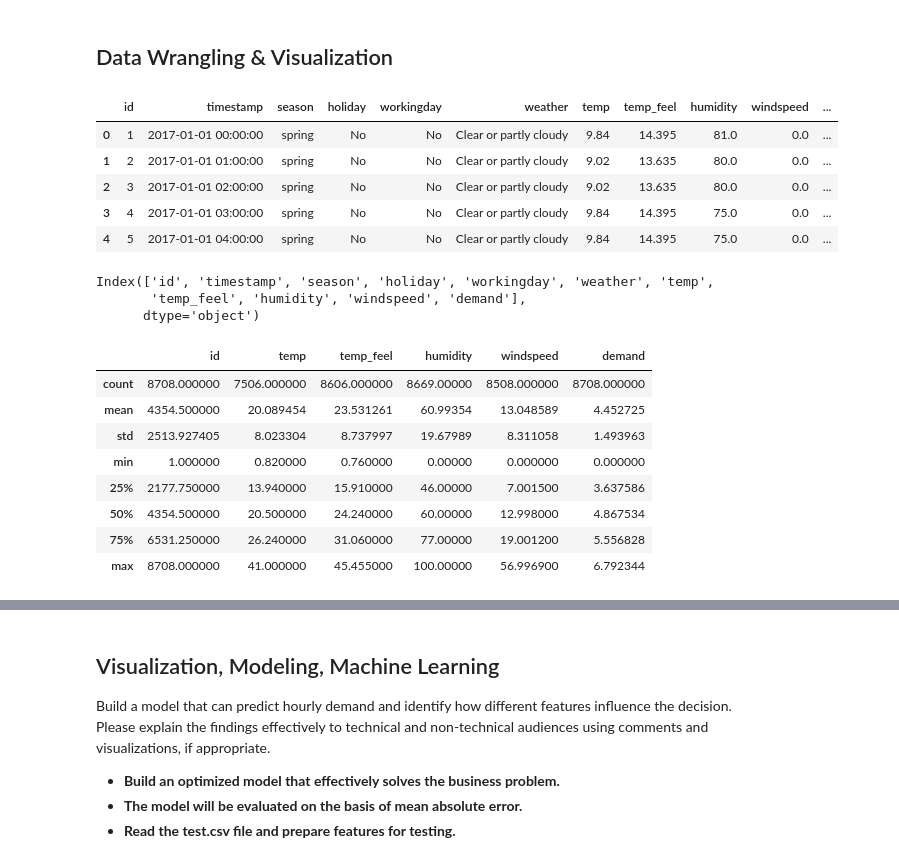
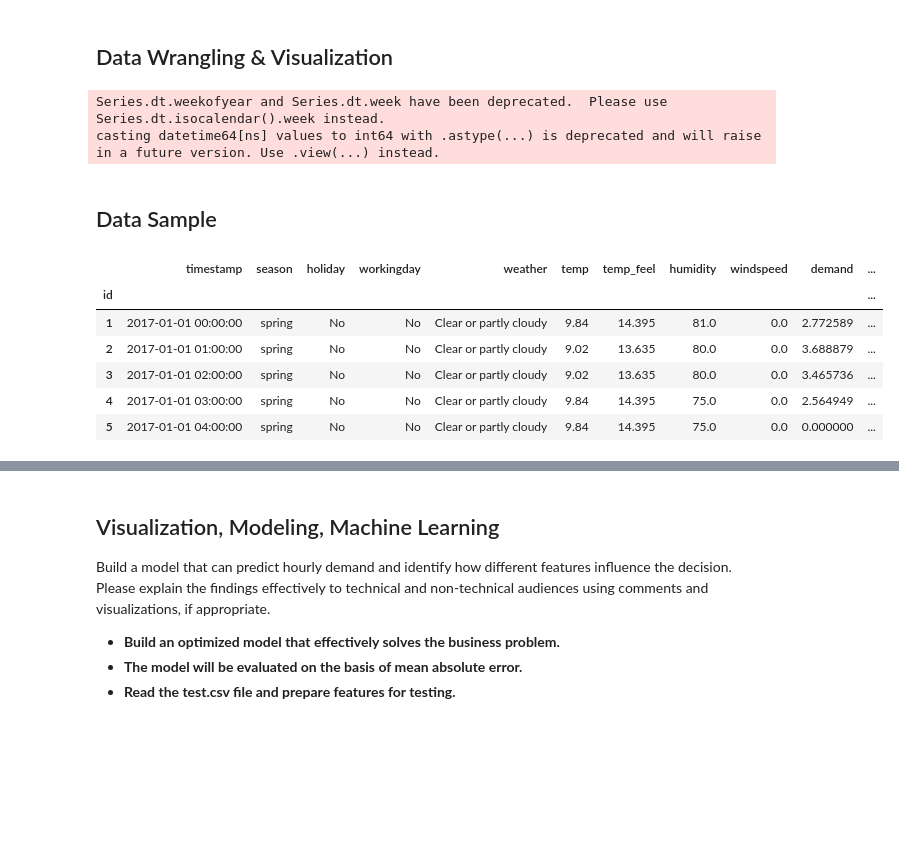
Before and after one commit to amrishan/bike-pred-lgbm, a Jupyter notebook: Questions.ipynb, the cells around one changed output, grey strips where cells are left out. Saved outputs shown, nothing was run; the diff lists cells and outputs as text; code cells hidden in the pictures; blank space fills up the shorter version.

```diff
--- a/Questions.ipynb
+++ b/Questions.ipynb
@@ -31,4 +48,9 @@ Column | Description
 ## Data Wrangling & Visualization
 # %%
 # The dataset is already loaded below
-df = pd.read_csv("train.csv")
+df_train = (pd.read_csv('train.csv', parse_dates=['timestamp'])
+              .pipe(add_datepart, 'timestamp', drop=False, ret=True)
+              .set_index('id'))
+# %% [output]
+Series.dt.weekofyear and Series.dt.week have been deprecated.  Please use Series.dt.isocalendar().week instead.
+casting datetime64[ns] values to int64 with .astype(...) is deprecated and will raise in a future version. Use .view(...) instead.
@@ -35,29 +61,12 @@ df = pd.read_csv("train.csv")
+# %% [markdown]
+## Data Sample
 # %%
-df.head()
+df_train.head()
 # %% [output]
-|  | id | timestamp | season | holiday | workingday | weather | temp | temp_feel | humidity | windspeed | ... |
-| 0 | 1 | 2017-01-01 00:00:00 | spring | No | No | Clear or partly cloudy | 9.84 | 14.395 | 81.0 | 0.0 | ... |
-| 1 | 2 | 2017-01-01 01:00:00 | spring | No | No | Clear or partly cloudy | 9.02 | 13.635 | 80.0 | 0.0 | ... |
-| 2 | 3 | 2017-01-01 02:00:00 | spring | No | No | Clear or partly cloudy | 9.02 | 13.635 | 80.0 | 0.0 | ... |
-| 3 | 4 | 2017-01-01 03:00:00 | spring | No | No | Clear or partly cloudy | 9.84 | 14.395 | 75.0 | 0.0 | ... |
-| 4 | 5 | 2017-01-01 04:00:00 | spring | No | No | Clear or partly cloudy | 9.84 | 14.395 | 75.0 | 0.0 | ... |
+|  | timestamp | season | holiday | workingday | weather | temp | temp_feel | humidity | windspeed | demand | ... |
+| id |  |  |  |  |  |  |  |  |  |  | ... |
+| 1 | 2017-01-01 00:00:00 | spring | No | No | Clear or partly cloudy | 9.84 | 14.395 | 81.0 | 0.0 | 2.772589 | ... |
+| 2 | 2017-01-01 01:00:00 | spring | No | No | Clear or partly cloudy | 9.02 | 13.635 | 80.0 | 0.0 | 3.688879 | ... |
+| 3 | 2017-01-01 02:00:00 | spring | No | No | Clear or partly cloudy | 9.02 | 13.635 | 80.0 | 0.0 | 3.465736 | ... |
+| 4 | 2017-01-01 03:00:00 | spring | No | No | Clear or partly cloudy | 9.84 | 14.395 | 75.0 | 0.0 | 2.564949 | ... |
+| 5 | 2017-01-01 04:00:00 | spring | No | No | Clear or partly cloudy | 9.84 | 14.395 | 75.0 | 0.0 | 0.000000 | ... |
-# %%
-#Explore columns
-df.columns
-# %% [output]
-Index(['id', 'timestamp', 'season', 'holiday', 'workingday', 'weather', 'temp',
-       'temp_feel', 'humidity', 'windspeed', 'demand'],
-      dtype='object')
-# %%
-#Description
-df.describe()
-# %% [output]
-|  | id | temp | temp_feel | humidity | windspeed | demand |
-| count | 8708.000000 | 7506.000000 | 8606.000000 | 8669.00000 | 8508.000000 | 8708.000000 |
-| mean | 4354.500000 | 20.089454 | 23.531261 | 60.99354 | 13.048589 | 4.452725 |
-| std | 2513.927405 | 8.023304 | 8.737997 | 19.67989 | 8.311058 | 1.493963 |
-| min | 1.000000 | 0.820000 | 0.760000 | 0.00000 | 0.000000 | 0.000000 |
-| 25% | 2177.750000 | 13.940000 | 15.910000 | 46.00000 | 7.001500 | 3.637586 |
-| 50% | 4354.500000 | 20.500000 | 24.240000 | 60.00000 | 12.998000 | 4.867534 |
-| 75% | 6531.250000 | 26.240000 | 31.060000 | 77.00000 | 19.001200 | 5.556828 |
-| max | 8708.000000 | 41.000000 | 45.455000 | 100.00000 | 56.996900 | 6.792344 |
```
Also changed, not shown: parts of 49 cells of this notebook, 2 other files.
